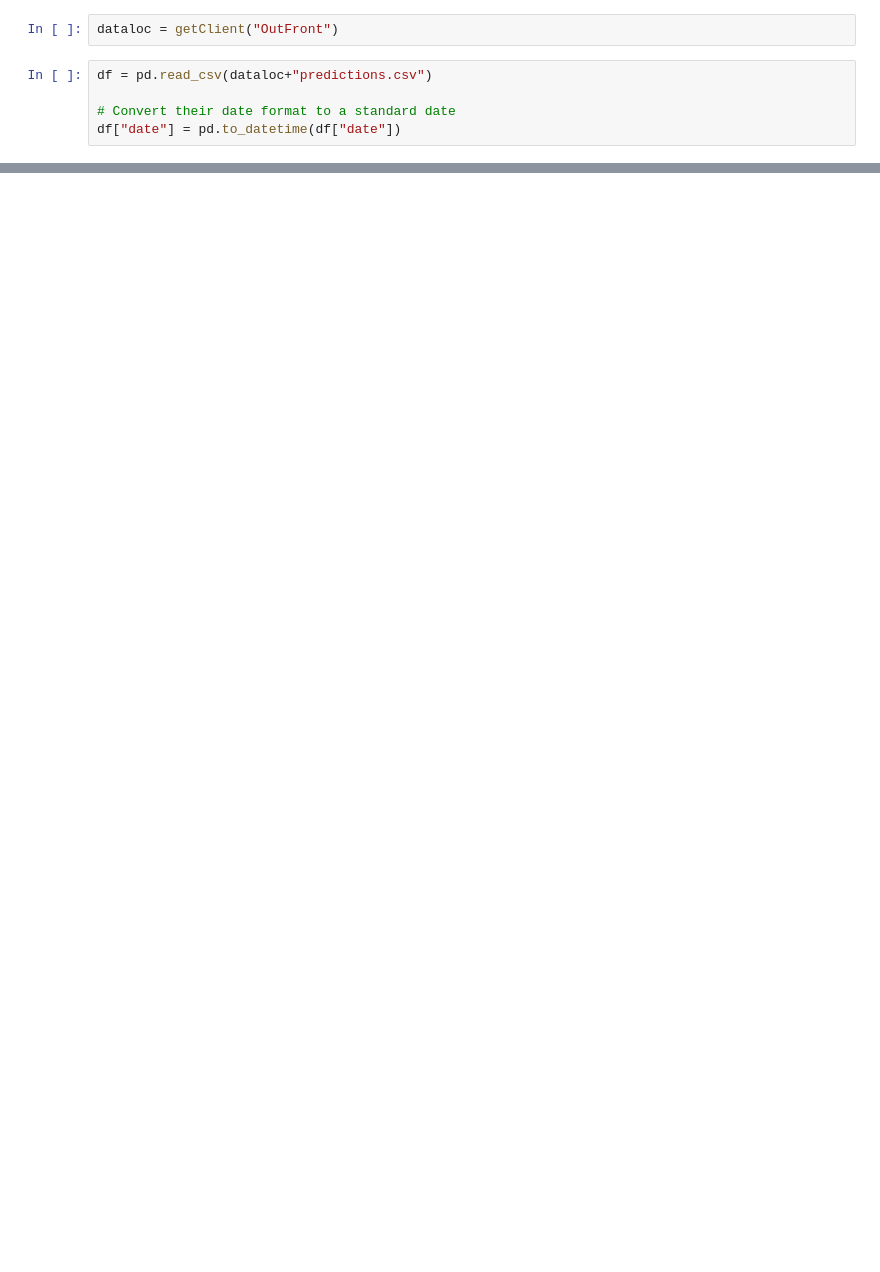
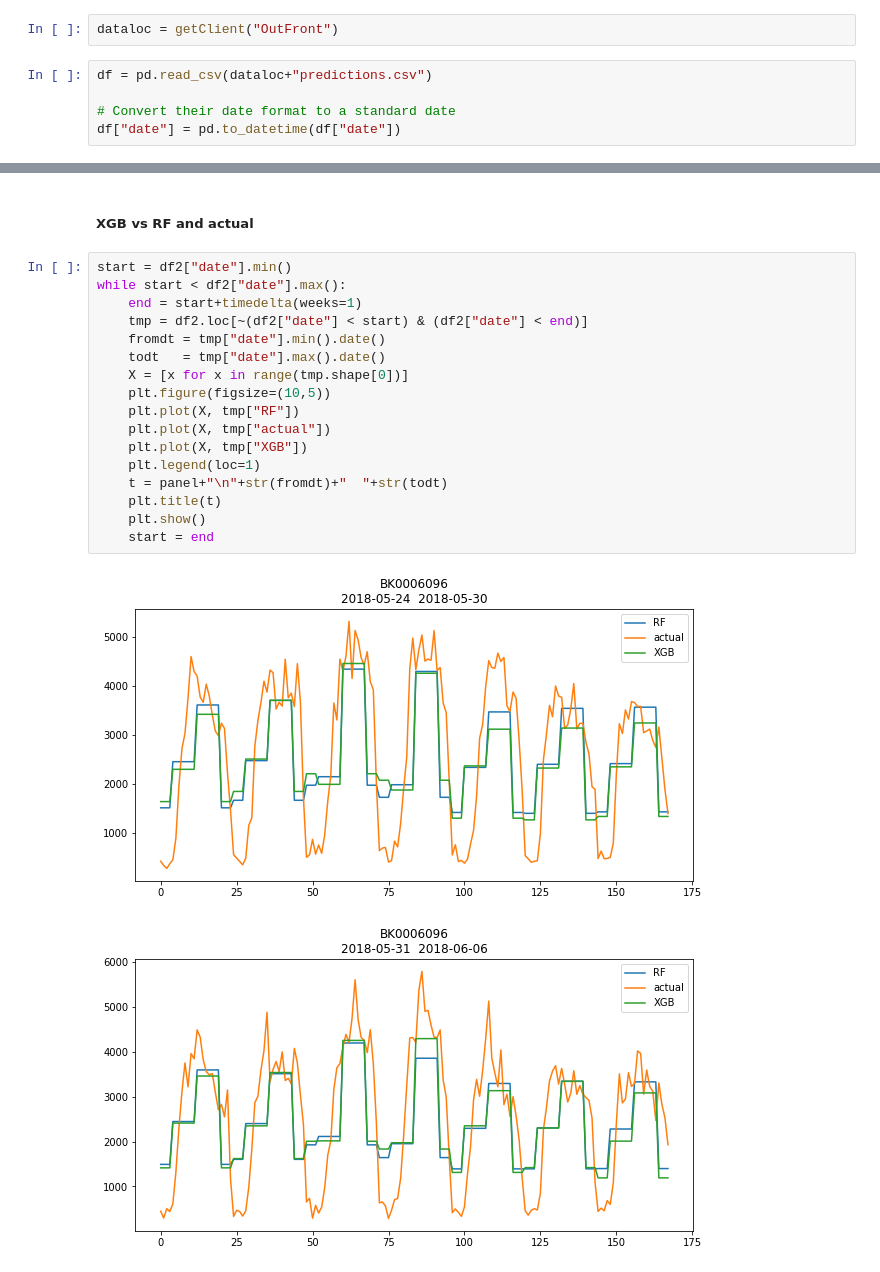
Before and after one commit to tbrownex/Hackett, a Jupyter notebook: OutFront Media/99 plotPredictions.ipynb, the cells around one changed output, grey strips where cells are left out. Drawn from its saved outputs; the diff is of its cells as text; blank space fills up the shorter version.

```diff
--- a/OutFront Media/99 plotPredictions.ipynb
+++ b/OutFront Media/99 plotPredictions.ipynb
@@ -51,0 +53,22 @@ while start < df2["date"].max():
+# %% [markdown]
+##### XGB vs RF and actual
+# %%
+start = df2["date"].min()
+while start < df2["date"].max():
+    end = start+timedelta(weeks=1)
+    tmp = df2.loc[~(df2["date"] < start) & (df2["date"] < end)]
+    fromdt = tmp["date"].min().date()
+    todt   = tmp["date"].max().date()
+    X = [x for x in range(tmp.shape[0])]
+    plt.figure(figsize=(10,5))
+    plt.plot(X, tmp["RF"])
+    plt.plot(X, tmp["actual"])
+    plt.plot(X, tmp["XGB"])
+    plt.legend(loc=1)
+    t = panel+"\n"+str(fromdt)+"  "+str(todt)
+    plt.title(t)
+    plt.show()
+    start = end
+# %% [output]
+[figure, added]
+[figure, added]
```
Also changed, not shown: parts of 5 cells of this notebook, 17 other files.
